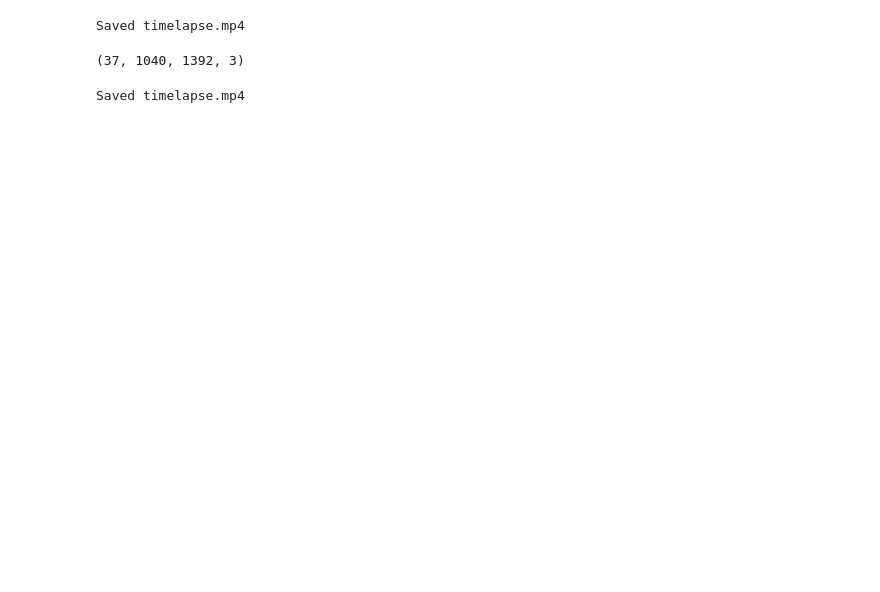
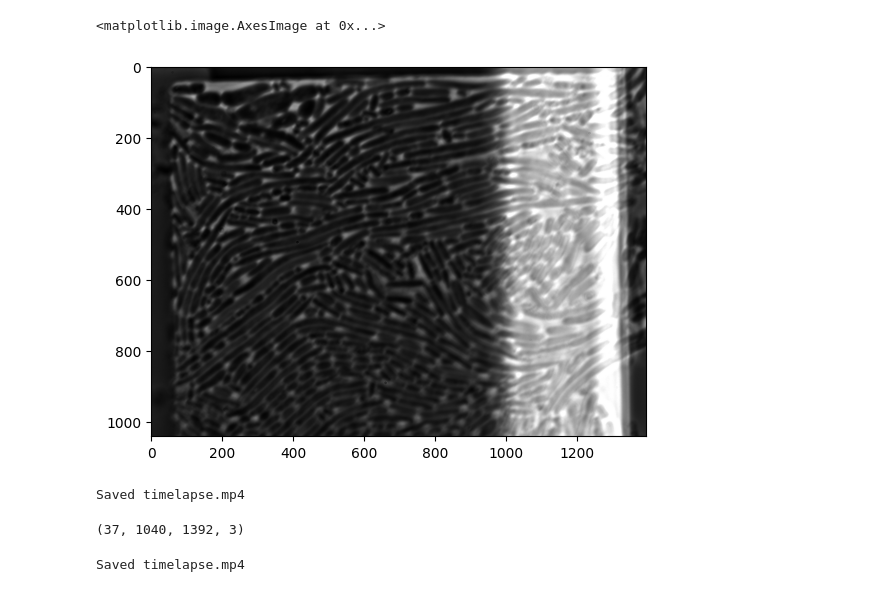
Before and after one commit to SamOliveiraLab/partaker, a Jupyter notebook: notebooks/registration_test.ipynb, the cells around one changed output. Saved outputs shown, nothing was run; the diff lists cells and outputs as text; code cells hidden in the pictures; blank space fills up the shorter version.

```diff
--- a/notebooks/registration_test.ipynb
+++ b/notebooks/registration_test.ipynb
@@ -7,6 +7,13 @@ import imageio.v2 as iio
 
 test_dataset = nd2.imread('/Users/hiram/Documents/EVERYTHING/20-29 Research/22 OliveiraLab/22.12 ND2 analyzer/nd2-analyzer/SR_1_5_2h_Pre-C_3h_IPTG_After10h_05_MC.nd2', dask=True)
 test_pos_over_time = test_dataset[:, 0, 0]
+# %%
+import cv2
+norm = cv2.normalize(test_pos_over_time.compute(), None, 0, 65535, cv2.NORM_MINMAX)
+plt.imshow(norm[0], cmap='gray')
+# %% [output]
+<matplotlib.image.AxesImage at 0x...>
+[figure, added]
 # %%
 from skimage.registration import phase_cross_correlation
 import numpy as np
```
Also changed, not shown: parts of 1 cell of this notebook.
